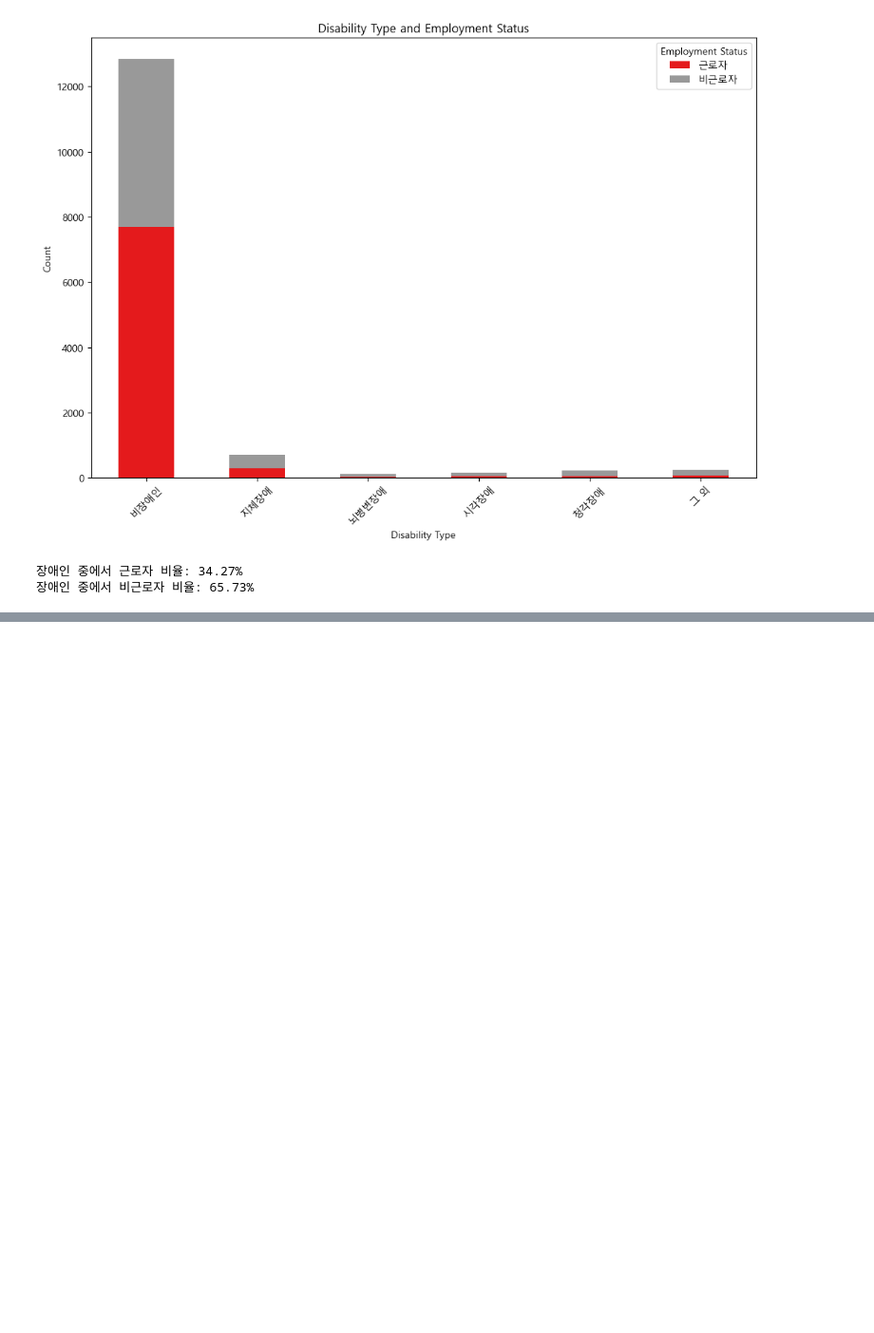
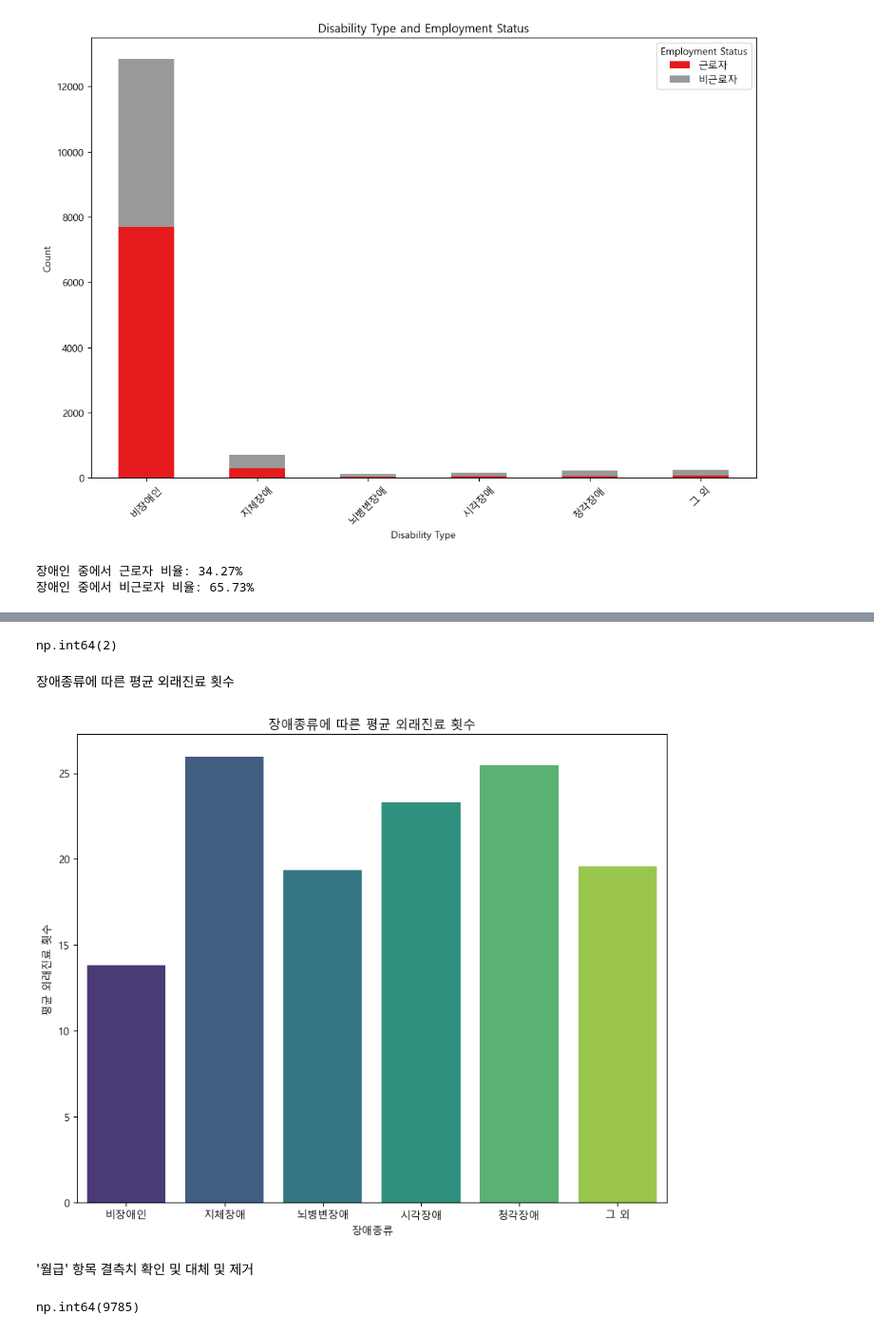
Before and after one commit to bin428/korlife, a Jupyter notebook: 한국인의 삶.ipynb, the cells around one changed output, grey strips where cells are left out. Shown at 95% size. Saved outputs shown, nothing was run; the diff lists cells and outputs as text; code cells hidden in the pictures; blank space fills up the shorter version.

```diff
--- a/한국인의 삶.ipynb
+++ b/한국인의 삶.ipynb
@@ -544,0 +662,10 @@ print(f'장애인 중에서 비근로자 비율: {100-employment_percentage:.2f}
+# %%
+# 0:비장애인, 1:지체장애, 2:뇌병변장애, 3:시각장애, 4:청각장애 5~: 그 외
+
+welfare_19['disabled']=np.where(welfare_19['disabled_type']==0, '비장애인',
+                           np.where(welfare_19['disabled_type']==1,'지체장애',
+                                    np.where(welfare_19['disabled_type']==2,'뇌병변장애',
+                                             np.where(welfare_19['disabled_type']==3,'시각장애',
+                                                      np.where(welfare_19['disabled_type']==4,'청각장애','그 외')))))
+
+welfare_19['disabled'].head(10)
@@ -544,0 +684,36 @@ print(f'장애인 중에서 비근로자 비율: {100-employment_percentage:.2f}
+# %%
+welfare_19['hospital_year'].isna().sum()
+# %% [output]
+np.int64(2)
+# %%
+# 외래진료횟수 150회 이상은 결측치로 처리
+welfare_19['hospital_year']=np.where(welfare_19['hospital_year']>=150,np.nan,welfare_19['hospital_year'])
+# %%
+# 결측치 제거
+welfare_19 = welfare_19.dropna(subset=['hospital_year'])
+# %% [markdown]
+장애종류에 따른 평균 외래진료 횟수
+# %%
+# 'disabled' 열의 각 범주별로 'hospital_year' 평균 계산
+average_hospital_visits = welfare_19.groupby('disabled')['hospital_year'].mean().reset_index()
+
+# 막대 그래프 생성
+plt.figure(figsize=(10, 8))
+sns.barplot(data=average_hospital_visits, x='disabled', y='hospital_year', palette='viridis', order=['비장애인','지체장애','뇌병변장애','시각장애','청각장애','그 외'])
+plt.title('장애종류에 따른 평균 외래진료 횟수')
+plt.xlabel('장애종류')
+plt.ylabel('평균 외래진료 횟수')
+plt.xticks(rotation=0)  # x축 레이블을 읽기 쉽게 회전
+plt.show()
+# %% [output]
+[figure, added]
+# %% [markdown]
+'월급' 항목 결측치 확인 및 대체 및 제거
+# %%
+# 이상치는 결측 처리
+welfare_19['income']=np.where(welfare_19['income']>=9500, np.nan, welfare_19['income'])
+
+# 결측치 확인
+welfare_19['income'].isna().sum()
+# %% [output]
+np.int64(9785)
```
Also changed, not shown: parts of 28 cells of this notebook, 1 other file.
